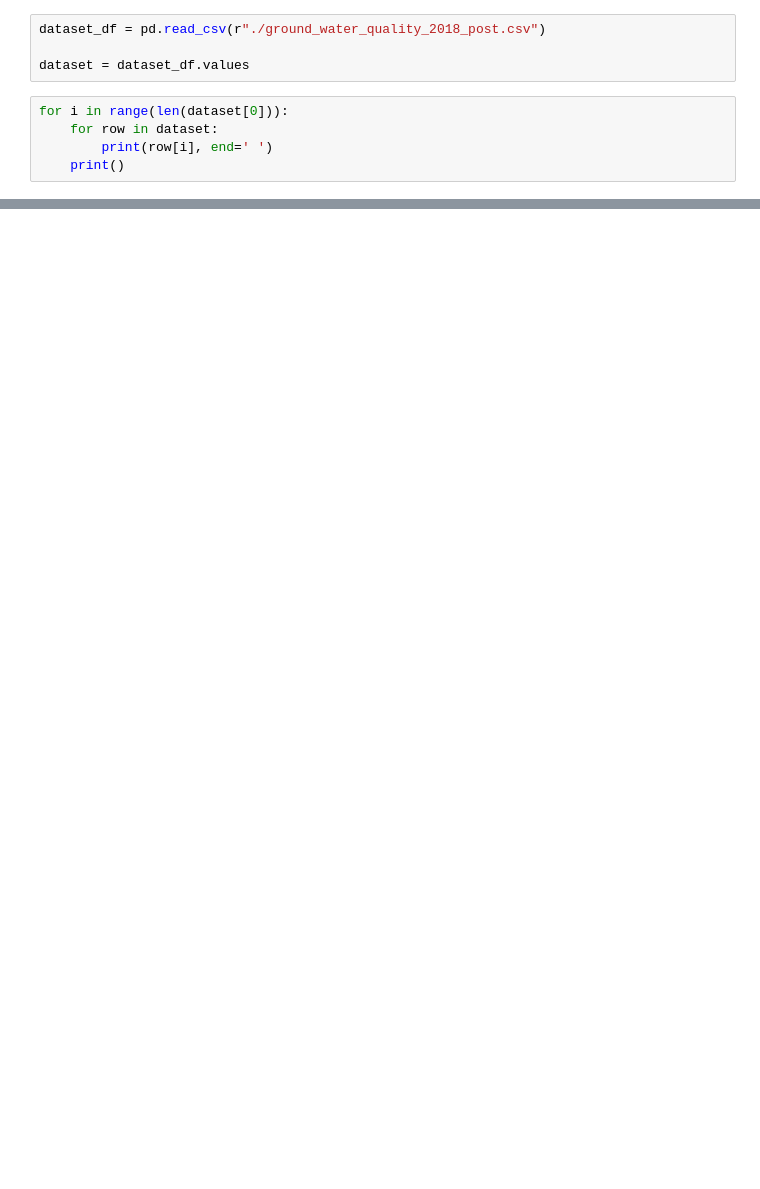
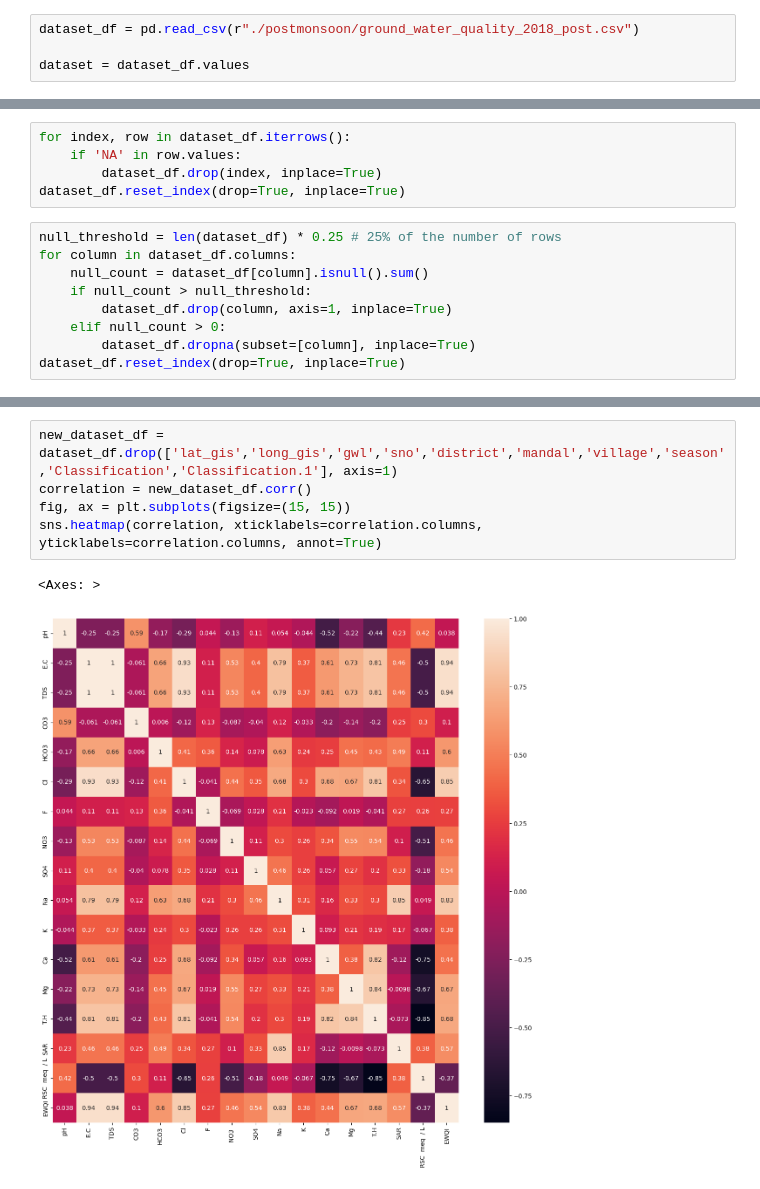
Before and after one commit to heckop/GroundWater_analyzer, a Jupyter notebook: dataset.ipynb, the cells around one changed output, grey strips where cells are left out. Saved outputs shown, nothing was run; the diff lists cells and outputs as text; blank space fills up the shorter version.

Commit message:
EDA done on the dataset of a single year

```diff
--- a/dataset.ipynb
+++ b/dataset.ipynb
@@ -4,9 +6,4 @@ import numpy as np
 # %%
-dataset_df = pd.read_csv(r"./ground_water_quality_2018_post.csv")
+dataset_df = pd.read_csv(r"./postmonsoon/ground_water_quality_2018_post.csv")
 
 dataset = dataset_df.values
-# %%
-for i in range(len(dataset[0])):
-    for row in dataset:
-        print(row[i], end=' ')
-    print()
@@ -30,0 +10,14 @@ P.S. P.S. P.S. P.S. P.S. P.S. P.S. P.S. P.S. P.S. P.S. U.S. P.S. P.S. P.S. P.S.
+# %%
+for index, row in dataset_df.iterrows():
+    if 'NA' in row.values:
+        dataset_df.drop(index, inplace=True)
+dataset_df.reset_index(drop=True, inplace=True)
+# %%
+null_threshold = len(dataset_df) * 0.25 # 25% of the number of rows
+for column in dataset_df.columns:
+    null_count = dataset_df[column].isnull().sum()
+    if null_count > null_threshold:
+        dataset_df.drop(column, axis=1, inplace=True)
+    elif null_count > 0:
+        dataset_df.dropna(subset=[column], inplace=True)
+dataset_df.reset_index(drop=True, inplace=True)
@@ -30,0 +86,8 @@ P.S. P.S. P.S. P.S. P.S. P.S. P.S. P.S. P.S. P.S. P.S. U.S. P.S. P.S. P.S. P.S.
+# %%
+new_dataset_df = dataset_df.drop(['lat_gis','long_gis','gwl','sno','district','mandal','village','season','Classification','Classification.1'], axis=1)
+correlation = new_dataset_df.corr()
+fig, ax = plt.subplots(figsize=(15, 15))
+sns.heatmap(correlation, xticklabels=correlation.columns, yticklabels=correlation.columns, annot=True)
+# %% [output]
+<Axes: >
+[figure, added]
```
Also changed, not shown: parts of 13 cells of this notebook, 1 other file.
